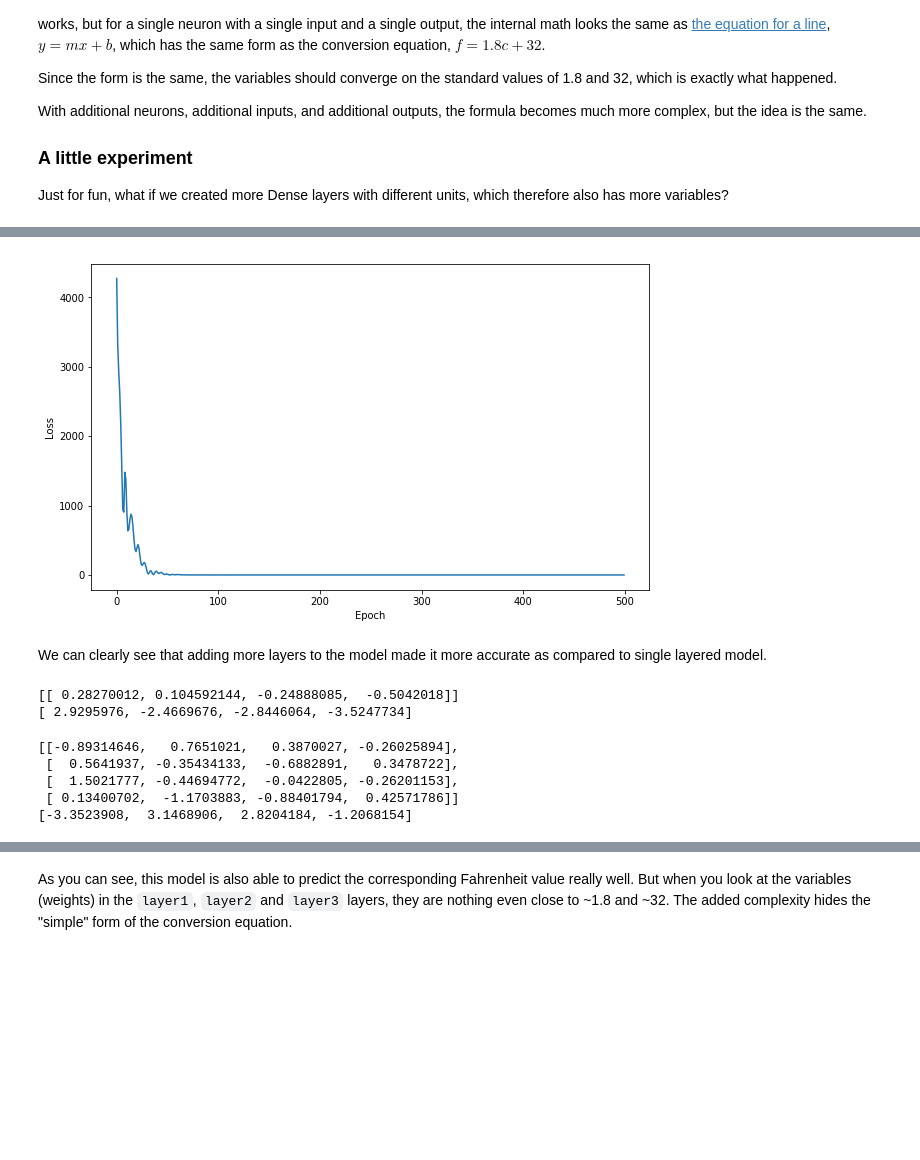
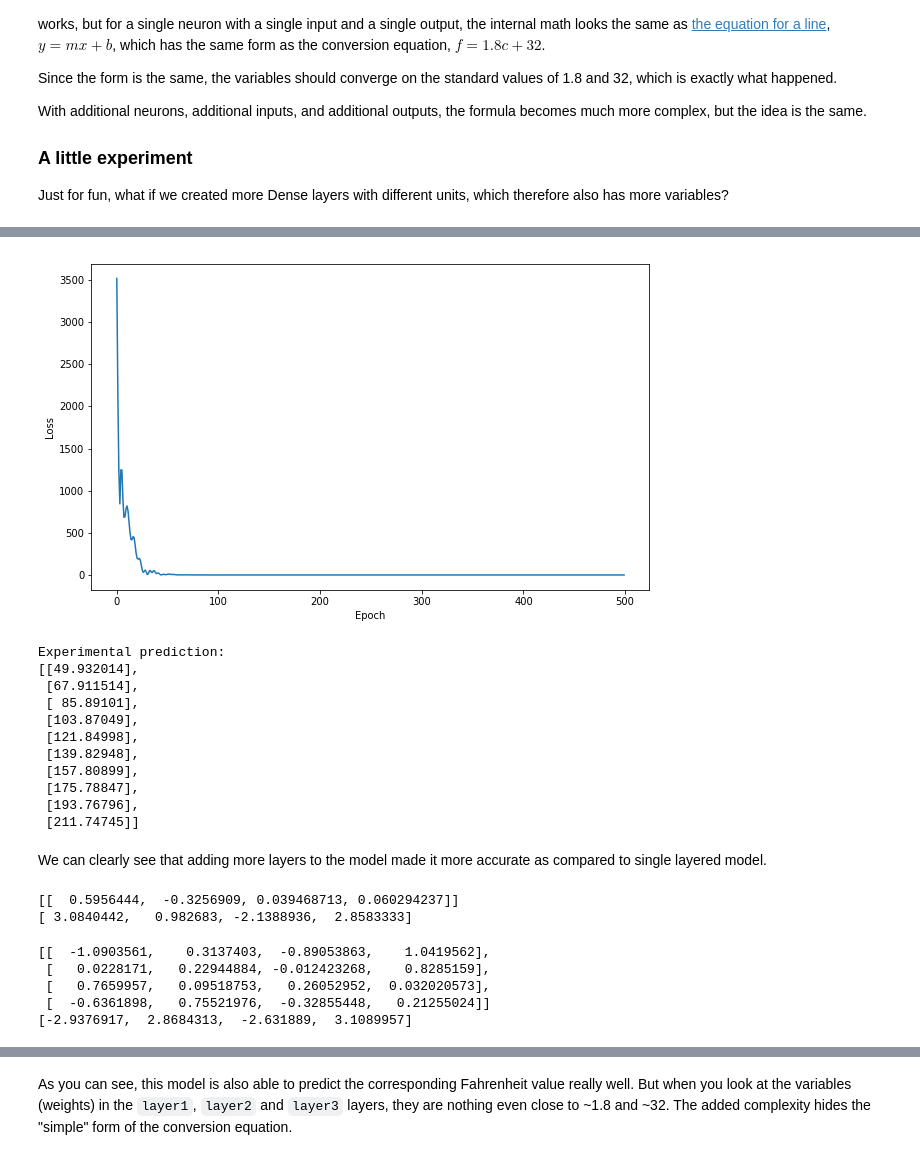
Before and after one commit to F20170604/S4TF-Tutorials, a Jupyter notebook: S4TF_Tutorial_2.ipynb, the cells around one changed output, grey strips where cells are left out. Drawn from its saved outputs; the diff is of its cells as text; code cells hidden in the pictures; blank space fills up the shorter version.

```diff
--- a/S4TF_Tutorial_2.ipynb
+++ b/S4TF_Tutorial_2.ipynb
@@ -167,14 +165,14 @@ func accuracy(predictions: Tensor<Float>, truths: Tensor<Float>) -> Float {
 
 for epoch in 1...epochCount {
     var epochLoss: Float = 0
-    let (loss, grad) = model.valueWithGradient { (model: c2fConv) -> Tensor<Float> in
+    let (loss, grad) = model.valueWithGradient { (model: CelsiusToFahrenheit) -> Tensor<Float> in
         let pred = model(input)
         return meanSquaredError(predicted: pred, expected: output)
     }
-        optimizer.update(&model.allDifferentiableVariables, along: grad)
+    optimizer.update(&model.allDifferentiableVariables, along: grad)
     epochLoss = loss.scalarized()
     trainLossResults.append(epochLoss)
-    if epoch % 20 == 0 {
+    if epoch.isMultiple(of: 20) {
         print("Epoch \(epoch): Loss: \(loss)")
     }
 }
@@ -295,8 +293,7 @@ With additional neurons, additional inputs, and additional outputs, the formula
 Just for fun, what if we created more Dense layers with different units, which therefore also has more variables?
 # %%
 let hiddenSize: Int = 4
-struct c2fConvExp: Layer {
-
+struct CelsiusToFahrenheit2: Layer {
     var layer1 = Dense<Float>(inputSize: 1, outputSize: hiddenSize)
     var layer2 = Dense<Float>(inputSize: hiddenSize, outputSize: hiddenSize)
     var layer3 = Dense<Float>(inputSize: hiddenSize, outputSize: 1)
@@ -305,42 +302,41 @@ struct c2fConvExp: Layer {
     func call(_ input: Tensor<Float>) -> Tensor<Float> {
         return input.sequenced(through: layer1, layer2, layer3)
     }
-
 }
 
-var modelExp = c2fConvExp()
+var model2 = CelsiusToFahrenheit2()
 
-let optimizerExp = Adam(for: modelExp, learningRate: 0.1)
+let optimizer = Adam(for: model2, learningRate: 0.1)
 let epochCount = 500
-var trainLossResultsExp: [Float] = []
+var trainLossResults2: [Float] = []
 
 for epoch in 1...epochCount {
-    var epochLossExp: Float = 0
-    let (lossExp, gradExp) = modelExp.valueWithGradient { (modelExp: c2fConvExp) -> Tensor<Float> in
-        let predExp = modelExp(input)
-        return meanSquaredError(predicted: predExp, expected: output)
+    var epochLoss2: Float = 0
+    let (loss2, grad2) = model2.valueWithGradient { (model2: CelsiusToFahrenheit2) -> Tensor<Float> in
+        let pred2 = model2(input)
+        return meanSquaredError(predicted: pred2, expected: output)
     }
 
-    optimizerExp.update(&modelExp.allDifferentiableVariables, along: gradExp)
-    epochLossExp = lossExp.scalarized()
-    trainLossResultsExp.append(epochLossExp)
-    if epoch % 20 == 0 {
-        print("Epoch \(epoch): Loss: \(lossExp)")
+    optimizer.update(&model2.allDifferentiableVariables, along: grad2)
+    epochLoss2 = loss2.scalarized()
+    trainLossResults2.append(epochLoss2)
+    if epoch.isMultiple(of: 20) {
+        print("Epoch \(epoch): Loss: \(loss2)")
     }
 }
 
 plt.figure(figsize: [10, 6])
 
-plt.plot(trainLossResultsExp)
+plt.plot(trainLossResults2)
 plt.xlabel("Epoch")
 plt.ylabel("Loss")
 
 plt.show()
 
 let unlabeledDataset: [Float] = [10, 20, 30, 40, 50, 60, 70, 80, 90, 100]
-let unlabeledDatasetPredictions = Tensor<Float>(shape: TensorShape(10, 1), scalars: unlabeledDataset)
-let predExp = modelExp(unlabeledDatasetPredictions)
+let unlabeledDatasetPredictions = Tensor<Float>(shape: [10, 1], scalars: unlabeledDataset)
+let pred2 = model2(unlabeledDatasetPredictions)
 
 print("Experimental prediction:")
-print(predExp)
+print(pred2)
 # %% [output]
@@ -364,19 +360,30 @@ Epoch 240: Loss: 0.06304644
-[figure, old version]
+[figure, new version]
+Experimental prediction:
+[[49.932014],
+ [67.911514],
+ [ 85.89101],
+ [103.87049],
+ [121.84998],
+ [139.82948],
+ [157.80899],
+ [175.78847],
+ [193.76796],
+ [211.74745]]
 # %% [markdown]
 We can clearly see that adding more layers to the model made it more accurate as compared to single layered model.
 # %%
-print(modelExp.layer1.weight)
-print(modelExp.layer1.bias)
+print(model2.layer1.weight)
+print(model2.layer1.bias)
 # %% [output]
-[[ 0.28270012, 0.104592144, -0.24888085,  -0.5042018]]
-[ 2.9295976, -2.4669676, -2.8446064, -3.5247734]
+[[  0.5956444,  -0.3256909, 0.039468713, 0.060294237]]
+[ 3.0840442,   0.982683, -2.1388936,  2.8583333]
 # %%
-print(modelExp.layer2.weight)
-print(modelExp.layer2.bias)
+print(model2.layer2.weight)
+print(model2.layer2.bias)
 # %% [output]
-[[-0.89314646,   0.7651021,   0.3870027, -0.26025894],
- [  0.5641937, -0.35434133,  -0.6882891,   0.3478722],
- [  1.5021777, -0.44694772,  -0.0422805, -0.26201153],
- [ 0.13400702,  -1.1703883, -0.88401794,  0.42571786]]
-[-3.3523908,  3.1468906,  2.8204184, -1.2068154]
+[[  -1.0903561,    0.3137403,  -0.89053863,    1.0419562],
+ [   0.0228171,   0.22944884, -0.012423268,    0.8285159],
+ [   0.7659957,   0.09518753,   0.26052952,  0.032020573],
+ [  -0.6361898,   0.75521976,  -0.32855448,   0.21255024]]
+[-2.9376917,  2.8684313,  -2.631889,  3.1089957]
 # %%
```
Also changed, not shown: parts of 9 cells of this notebook.
